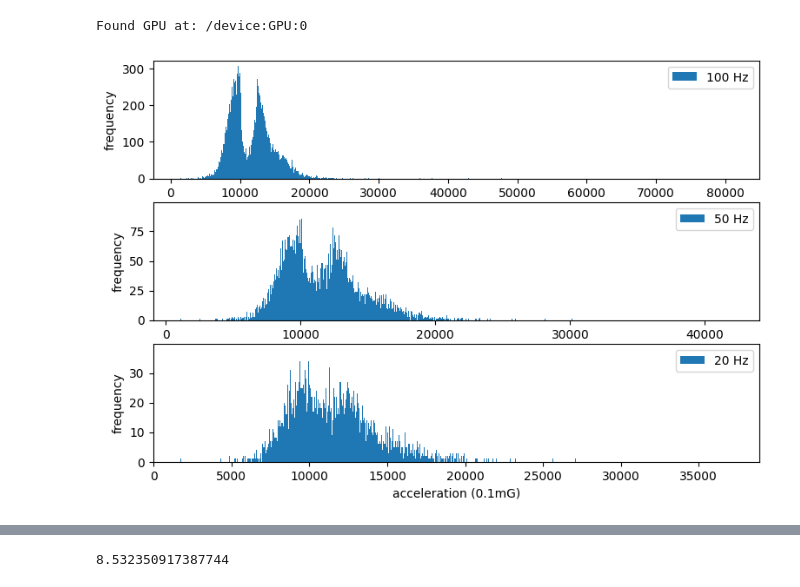
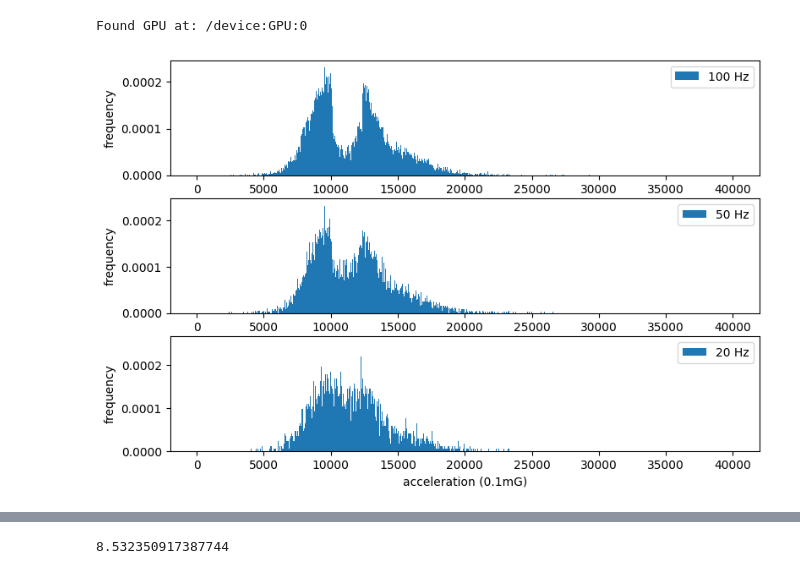
Before and after one commit to hinapyon/Sampling-Frequency-Estimating-of-Human-Activity-Acceleration-Data-using-Transformer-based-Regression, a Jupyter notebook: main.ipynb, the cells around one changed output, grey strips where cells are left out. Saved outputs shown, nothing was run; the diff lists cells and outputs as text; code cells hidden in the pictures.

```diff
--- a/main.ipynb
+++ b/main.ipynb
@@ -374,34 +378,34 @@ for i in range(len(DifferenceAcc_list)):
 # %%
 #グラフを表示する領域を，figオブジェクトとして作成。
 fig = plt.figure(figsize = (9,6))
 xl1 = "acceleration (0.1mG)"
 yl1 = "frequency"
 
 #グラフを描画するsubplot領域を作成。
 ax1 = fig.add_subplot(3, 1, 1)
 ax2 = fig.add_subplot(3, 1, 2)
 ax3 = fig.add_subplot(3, 1, 3)
 
 #各subplot領域にデータを渡す
-ax1.hist(ResultantAcc[0], bins=BINS, label="100 Hz")
-ax2.hist(ResultantAcc[125], bins=BINS, label="50 Hz")
-ax3.hist(ResultantAcc[200], bins=BINS, label="20 Hz")
+ax1.hist(ResultantAcc[0], bins=BINS,density=True, range = (0, 40000), label="100 Hz")
+ax2.hist(ResultantAcc[125], bins=BINS, density=True, range = (0, 40000), label="50 Hz")
+ax3.hist(ResultantAcc[200], bins=BINS,density=True, range = (0, 40000), label="20 Hz")
 
 #各subplotにxラベルを追加
 ax1.set_xlabel(xl1)
 ax2.set_xlabel(xl1)
 ax3.set_xlabel(xl1)
 
 #各subplotにyラベルを追加
 ax1.set_ylabel(yl1)
 ax2.set_ylabel(yl1)
 ax3.set_ylabel(yl1)
 
 # 凡例表示
 ax1.legend(loc = 'upper right')
 ax2.legend(loc = 'upper right')
 ax3.legend(loc = 'upper right')
 
 plt.show()
 # %% [output]
-[figure, old version]
+[figure, new version]
```
Also changed, not shown: parts of 2 cells of this notebook.
